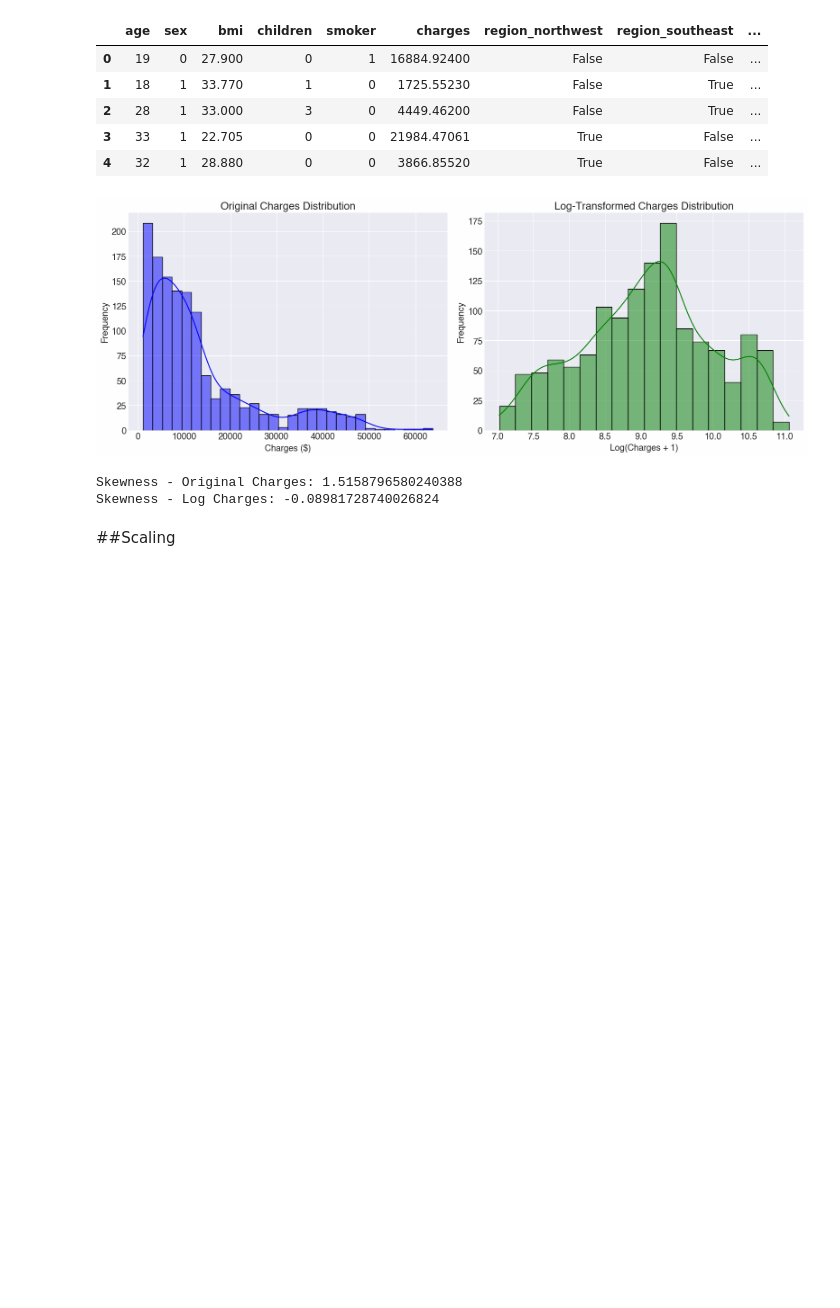
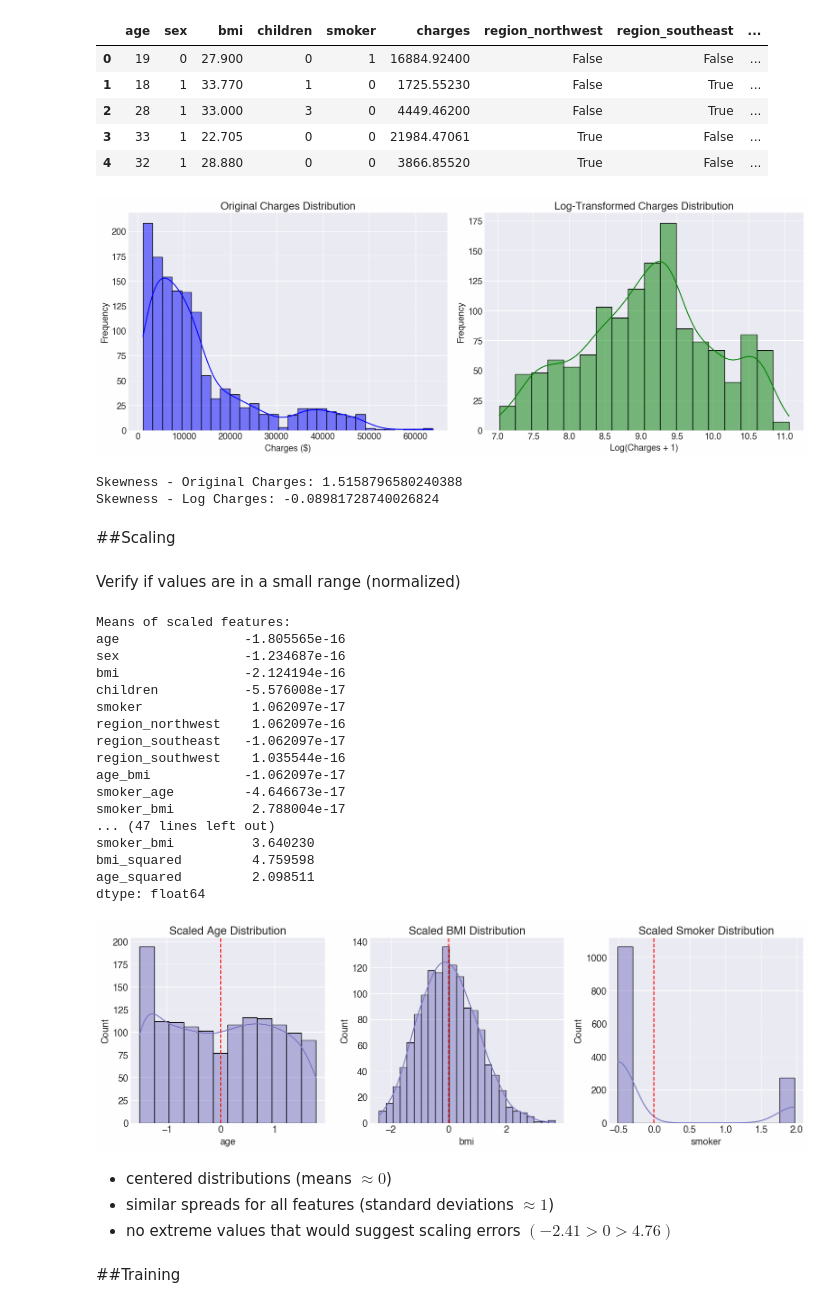
Before and after one commit to spideystreet/kaggle-medical-cost-personal, a Jupyter notebook: notebooks/02_dataPreprocessing.ipynb, the cells around one changed output. Drawn from its saved outputs; the diff is of its cells as text; code cells hidden in the pictures; blank space fills up the shorter version.

```diff
--- a/notebooks/02_dataPreprocessing.ipynb
+++ b/notebooks/02_dataPreprocessing.ipynb
@@ -135,3 +135,75 @@ Skewness - Original Charges: 1.5158796580240388
 Skewness - Log Charges: -0.08981728740026824
 # %% [markdown]
 ##Scaling
+# %%
+# select features except the target variable
+features = df_encoded.drop(['charges', 'log_charges'], axis=1)
+target = df_encoded['charges']
+log_target = df_encoded['log_charges']
+
+# apply scaling
+scaler = StandardScaler()
+scaled_features = scaler.fit_transform(features)
+
+# convert back to DataFrame
+scaled_df = pd.DataFrame(scaled_features, columns=features.columns)
+# %% [markdown]
+Verify if values are in a small range (normalized)
+# %%
+# check if scaling worked properly - should be close to mean=0, std=1 for each column
+print("Means of scaled features:")
+print(scaled_df.mean())
+print("\nStandard deviations of scaled features:")
+print(scaled_df.std())
+
+# check the range of values (should generally be within ±3 for most data points)
+print("\nMinimum values:")
+print(scaled_df.min())
+print("\nMaximum values:")
+print(scaled_df.max())
+
+# visualize the distribution of a few key scaled features
+plt.figure(figsize=(15, 5))
+
+plt.subplot(131)
+sns.histplot(scaled_df['age'], kde=True)
+plt.title('Scaled Age Distribution')
+plt.axvline(x=0, color='r', linestyle='--')
+
+plt.subplot(132)
+sns.histplot(scaled_df['bmi'], kde=True)
+plt.title('Scaled BMI Distribution')
+plt.axvline(x=0, color='r', linestyle='--')
+
+plt.subplot(133)
+sns.histplot(scaled_df['smoker'], kde=True)
+plt.title('Scaled Smoker Distribution')
+plt.axvline(x=0, color='r', linestyle='--')
+
+plt.tight_layout()
+plt.show()
+# %% [output]
+Means of scaled features:
+age                -1.805565e-16
+sex                -1.234687e-16
+bmi                -2.124194e-16
+children           -5.576008e-17
+smoker              1.062097e-17
+region_northwest    1.062097e-16
+region_southeast   -1.062097e-17
+region_southwest    1.035544e-16
+age_bmi            -1.062097e-17
+smoker_age         -4.646673e-17
+smoker_bmi          2.788004e-17
+... (47 lines left out)
+smoker_bmi          3.640230
+bmi_squared         4.759598
+age_squared         2.098511
+dtype: float64
+[figure, added]
+# %% [markdown]
+- centered distributions (means $≈ 0$)
+- similar spreads for all features (standard deviations $≈ 1$)
+- no extreme values that would suggest scaling errors $(-2.41 > 0 > 4.76)$
+# %% [markdown]
+##Training
```
Also changed, not shown: parts of 1 cell of this notebook.
